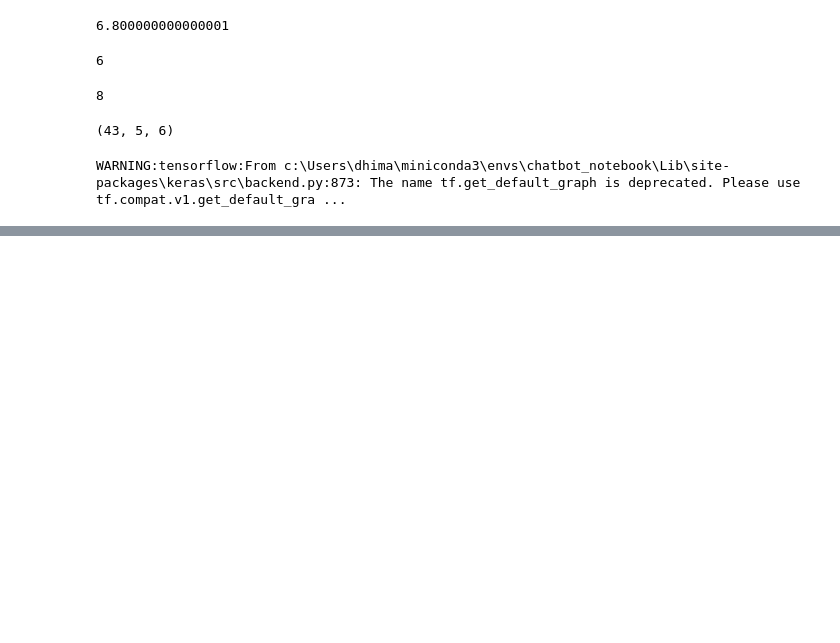
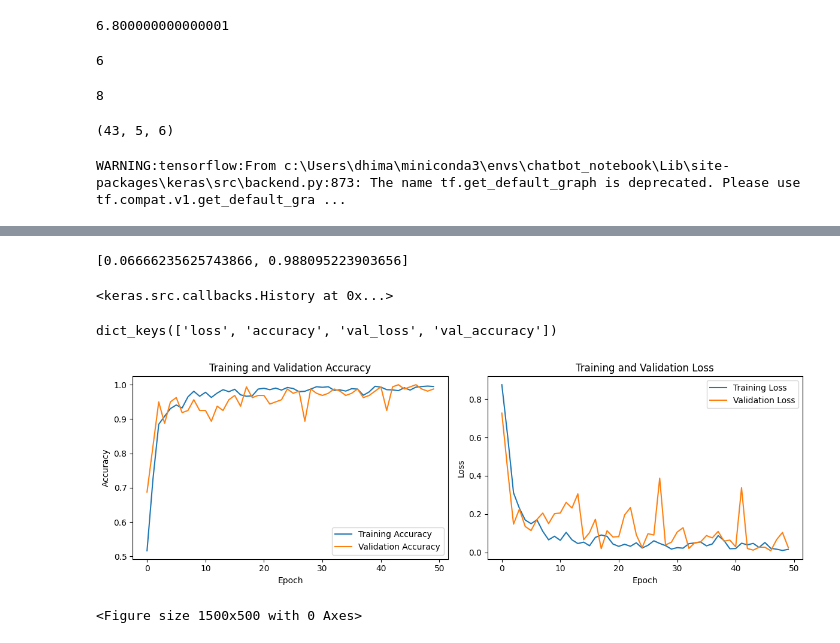
Before and after one commit to EngRidhoNet/potato_apps, a Jupyter notebook: training.ipynb, the cells around one changed output, grey strips where cells are left out. Saved outputs shown, nothing was run; the diff lists cells and outputs as text; code cells hidden in the pictures; blank space fills up the shorter version.

```diff
--- a/training.ipynb
+++ b/training.ipynb
@@ -136,0 +157,6 @@ NameError: name 'channel' is not defined
+# %%
+model.compile(
+    optimizer='adam',
+    loss=tf.keras.losses.SparseCategoricalCrossentropy(from_logits=True),
+    metrics=['accuracy']
+)
@@ -136,0 +165,8 @@ NameError: name 'channel' is not defined
+# %%
+history = model.fit(
+    train_ds,
+    epochs=EPOCHS,
+    batch_size=BACTH_SIZE,
+    verbose=1,
+    validation_data=val_ds,
+)
@@ -136,0 +197,49 @@ NameError: name 'channel' is not defined
+# %%
+scores
+# %% [output]
+[0.06666235625743866, 0.988095223903656]
+# %%
+history
+# %% [output]
+<keras.src.callbacks.History at 0x...>
+# %%
+history.history.keys()
+# %% [output]
+dict_keys(['loss', 'accuracy', 'val_loss', 'val_accuracy'])
+# %%
+acc = history.history['accuracy']
+val_acc = history.history['val_accuracy']
+
+loss = history.history['loss']
+val_loss = history.history['val_loss']
+# %%
+from matplotlib import animation
+plt.figure(figsize=(12, 4))
+
+# Plot training & validation accuracy
+plt.subplot(1, 2, 1)
+plt.plot(acc, label='Training Accuracy')
+plt.plot(val_acc, label='Validation Accuracy')
+plt.title('Training and Validation Accuracy')
+plt.xlabel('Epoch')
+plt.ylabel('Accuracy')
+plt.legend()
+
+# Plot training & validation loss
+plt.subplot(1, 2, 2)
+plt.plot(loss, label='Training Loss')
+plt.plot(val_loss, label='Validation Loss')
+plt.title('Training and Validation Loss')
+plt.xlabel('Epoch')
+plt.ylabel('Loss')
+plt.legend()
+
+plt.tight_layout()
+plt.savefig('training_history.png', dpi=300, bbox_inches='tight')
+plt.show()
+# Create animation
+epochs_range = range(EPOCHS)
+fig = plt.figure(figsize=(15, 5))
+# %% [output]
+[figure, added]
+<Figure size 1500x500 with 0 Axes>
```
Also changed, not shown: parts of 13 cells of this notebook, 21 other files.
